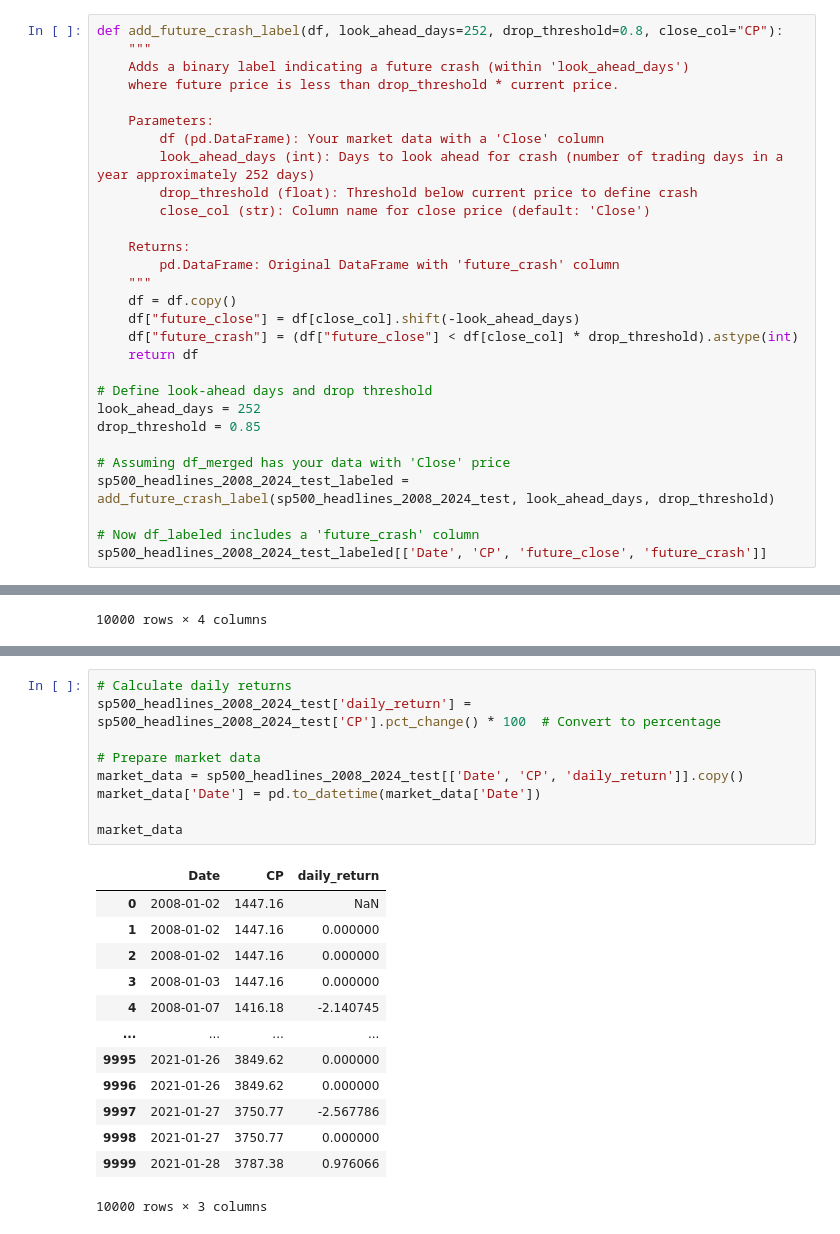
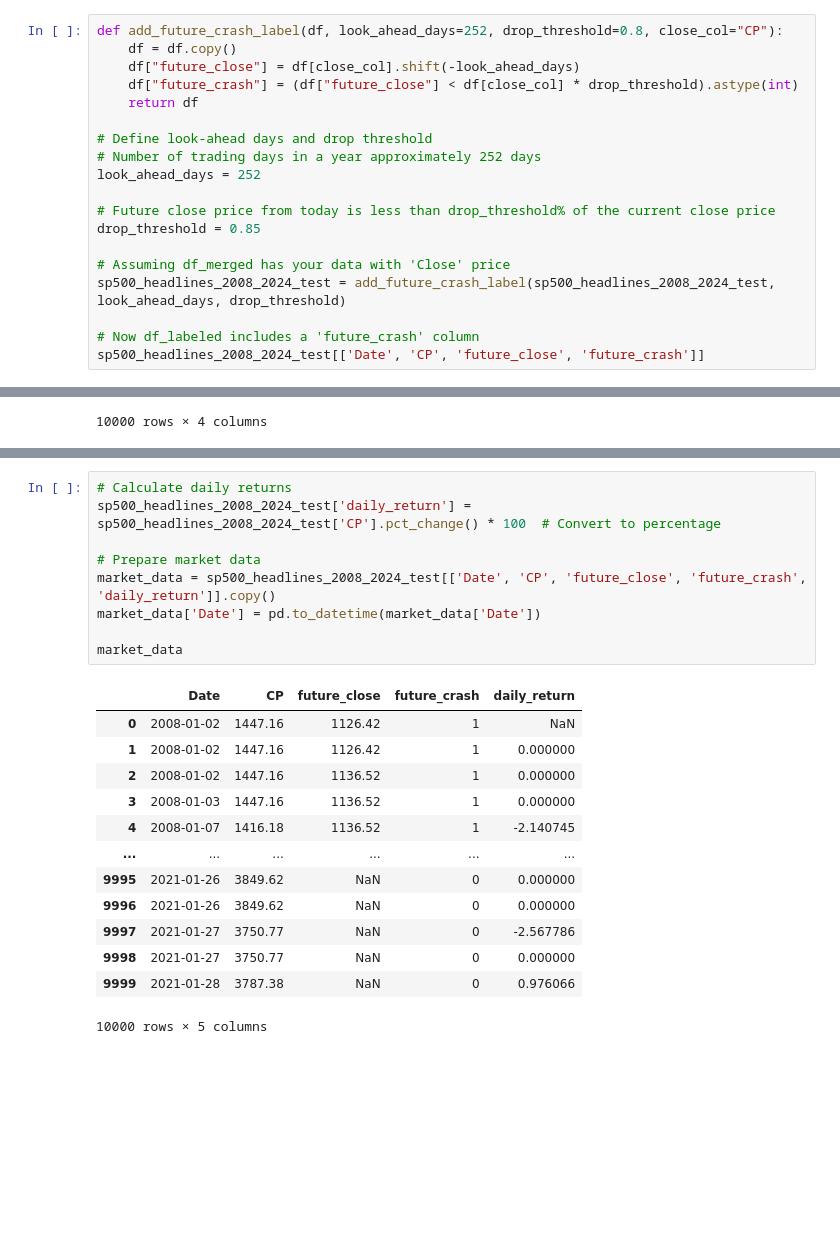
Before and after one commit to namolert/dynamic-ews, a Jupyter notebook: stock_price.ipynb, the cells around one changed output, grey strips where cells are left out. Cells and saved outputs as stored; diff of their text form; blank space fills up the shorter version.

Commit message:
Update crash's ground truth

```diff
--- a/stock_price.ipynb
+++ b/stock_price.ipynb
@@ -180,33 +180,23 @@ print(daily_sentiment)
 ## Prepare market data
 # %%
 def add_future_crash_label(df, look_ahead_days=252, drop_threshold=0.8, close_col="CP"):
-    """
-    Adds a binary label indicating a future crash (within 'look_ahead_days')
-    where future price is less than drop_threshold * current price.
-
-    Parameters:
-        df (pd.DataFrame): Your market data with a 'Close' column
-        look_ahead_days (int): Days to look ahead for crash (number of trading days in a year approximately 252 days)
-        drop_threshold (float): Threshold below current price to define crash
-        close_col (str): Column name for close price (default: 'Close')
-
-    Returns:
-        pd.DataFrame: Original DataFrame with 'future_crash' column
-    """
     df = df.copy()
     df["future_close"] = df[close_col].shift(-look_ahead_days)
     df["future_crash"] = (df["future_close"] < df[close_col] * drop_threshold).astype(int)
     return df
 
 # Define look-ahead days and drop threshold
+# Number of trading days in a year approximately 252 days
 look_ahead_days = 252
+
+# Future close price from today is less than drop_threshold% of the current close price
 drop_threshold = 0.85
 
 # Assuming df_merged has your data with 'Close' price
-sp500_headlines_2008_2024_test_labeled = add_future_crash_label(sp500_headlines_2008_2024_test, look_ahead_days, drop_threshold)
+sp500_headlines_2008_2024_test = add_future_crash_label(sp500_headlines_2008_2024_test, look_ahead_days, drop_threshold)
 
 # Now df_labeled includes a 'future_crash' column
-sp500_headlines_2008_2024_test_labeled[['Date', 'CP', 'future_close', 'future_crash']]
+sp500_headlines_2008_2024_test[['Date', 'CP', 'future_close', 'future_crash']]
 # %% [output]
 |  | Date | CP | future_close | future_crash |
 | 0 | 2008-01-02 | 1447.16 | 1126.42 | 1 |
@@ -238,26 +228,26 @@ plt.show()
 # %%
 # Calculate daily returns
 sp500_headlines_2008_2024_test['daily_return'] = sp500_headlines_2008_2024_test['CP'].pct_change() * 100  # Convert to percentage
 
 # Prepare market data
-market_data = sp500_headlines_2008_2024_test[['Date', 'CP', 'daily_return']].copy()
+market_data = sp500_headlines_2008_2024_test[['Date', 'CP', 'future_close', 'future_crash', 'daily_return']].copy()
 market_data['Date'] = pd.to_datetime(market_data['Date'])
 
 market_data
 # %% [output]
-|  | Date | CP | daily_return |
-| 0 | 2008-01-02 | 1447.16 | NaN |
-| 1 | 2008-01-02 | 1447.16 | 0.000000 |
-| 2 | 2008-01-02 | 1447.16 | 0.000000 |
-| 3 | 2008-01-03 | 1447.16 | 0.000000 |
-| 4 | 2008-01-07 | 1416.18 | -2.140745 |
-| ... | ... | ... | ... |
-| 9995 | 2021-01-26 | 3849.62 | 0.000000 |
-| 9996 | 2021-01-26 | 3849.62 | 0.000000 |
-| 9997 | 2021-01-27 | 3750.77 | -2.567786 |
-| 9998 | 2021-01-27 | 3750.77 | 0.000000 |
-| 9999 | 2021-01-28 | 3787.38 | 0.976066 |
+|  | Date | CP | future_close | future_crash | daily_return |
+| 0 | 2008-01-02 | 1447.16 | 1126.42 | 1 | NaN |
+| 1 | 2008-01-02 | 1447.16 | 1126.42 | 1 | 0.000000 |
+| 2 | 2008-01-02 | 1447.16 | 1136.52 | 1 | 0.000000 |
+| 3 | 2008-01-03 | 1447.16 | 1136.52 | 1 | 0.000000 |
+| 4 | 2008-01-07 | 1416.18 | 1136.52 | 1 | -2.140745 |
+| ... | ... | ... | ... | ... | ... |
+| 9995 | 2021-01-26 | 3849.62 | NaN | 0 | 0.000000 |
+| 9996 | 2021-01-26 | 3849.62 | NaN | 0 | 0.000000 |
+| 9997 | 2021-01-27 | 3750.77 | NaN | 0 | -2.567786 |
+| 9998 | 2021-01-27 | 3750.77 | NaN | 0 | 0.000000 |
+| 9999 | 2021-01-28 | 3787.38 | NaN | 0 | 0.976066 |
-10000 rows × 3 columns
+10000 rows × 5 columns
 # %%
 # Calculate n-day returns
 def calculate_n_day_returns(data, n):
```
Also changed, not shown: parts of 13 cells of this notebook, 1 other file.
